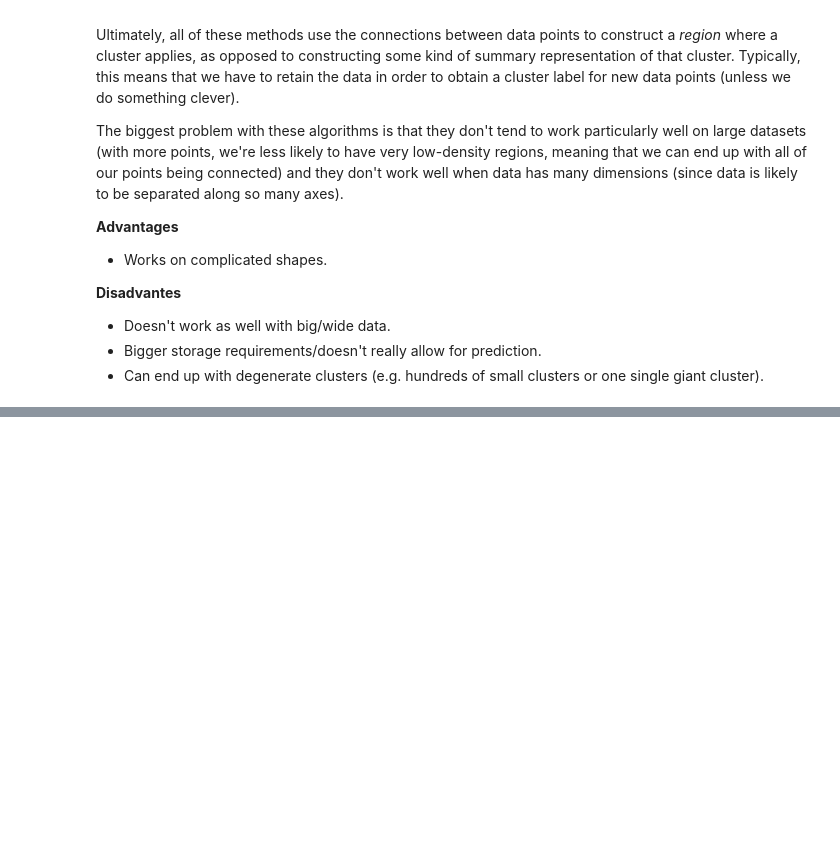
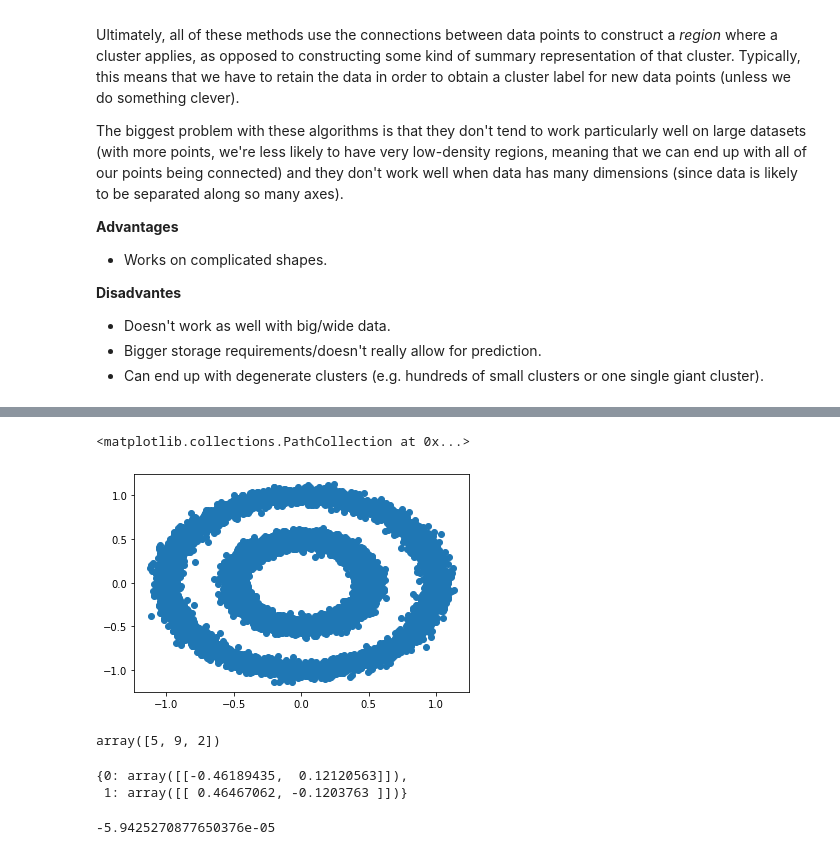
Before and after one commit to ajfinch123/ajfinch123.github.io, a Jupyter notebook: jupyter_notebooks/brainy_bunch.ipynb, the cells around one changed output, grey strips where cells are left out. Cells and saved outputs as stored; diff of their text form; code cells hidden in the pictures; blank space fills up the shorter version.

```diff
--- a/jupyter_notebooks/brainy_bunch.ipynb
+++ b/jupyter_notebooks/brainy_bunch.ipynb
@@ -104,0 +115,3 @@ As demonstrated in [Honey, I Shrunk the Data](https://ajfinch123.github.io/ml/ai
+# %%
+data = datasets.make_circles(10000, noise = 0.05, factor = 0.5)
+data
@@ -104,0 +127,11 @@ As demonstrated in [Honey, I Shrunk the Data](https://ajfinch123.github.io/ml/ai
+# %%
+import matplotlib.pyplot as plt
+
+plt.scatter(data[0][:,0], data[0][:,1])
+# %% [output]
+<matplotlib.collections.PathCollection at 0x...>
+[figure, added]
+# %%
+np.random.choice(list(range(10)), 3, replace = False)
+# %% [output]
+array([5, 9, 2])
@@ -104,0 +189,9 @@ As demonstrated in [Honey, I Shrunk the Data](https://ajfinch123.github.io/ml/ai
+# %%
+cluster_centers
+# %% [output]
+{0: array([[-0.46189435,  0.12120563]]),
+ 1: array([[ 0.46467062, -0.1203763 ]])}
+# %%
+adjusted_mutual_info_score(clusters, data_[1])
+# %% [output]
+-5.9425270877650376e-05
```
Also changed, not shown: parts of 38 cells of this notebook.
